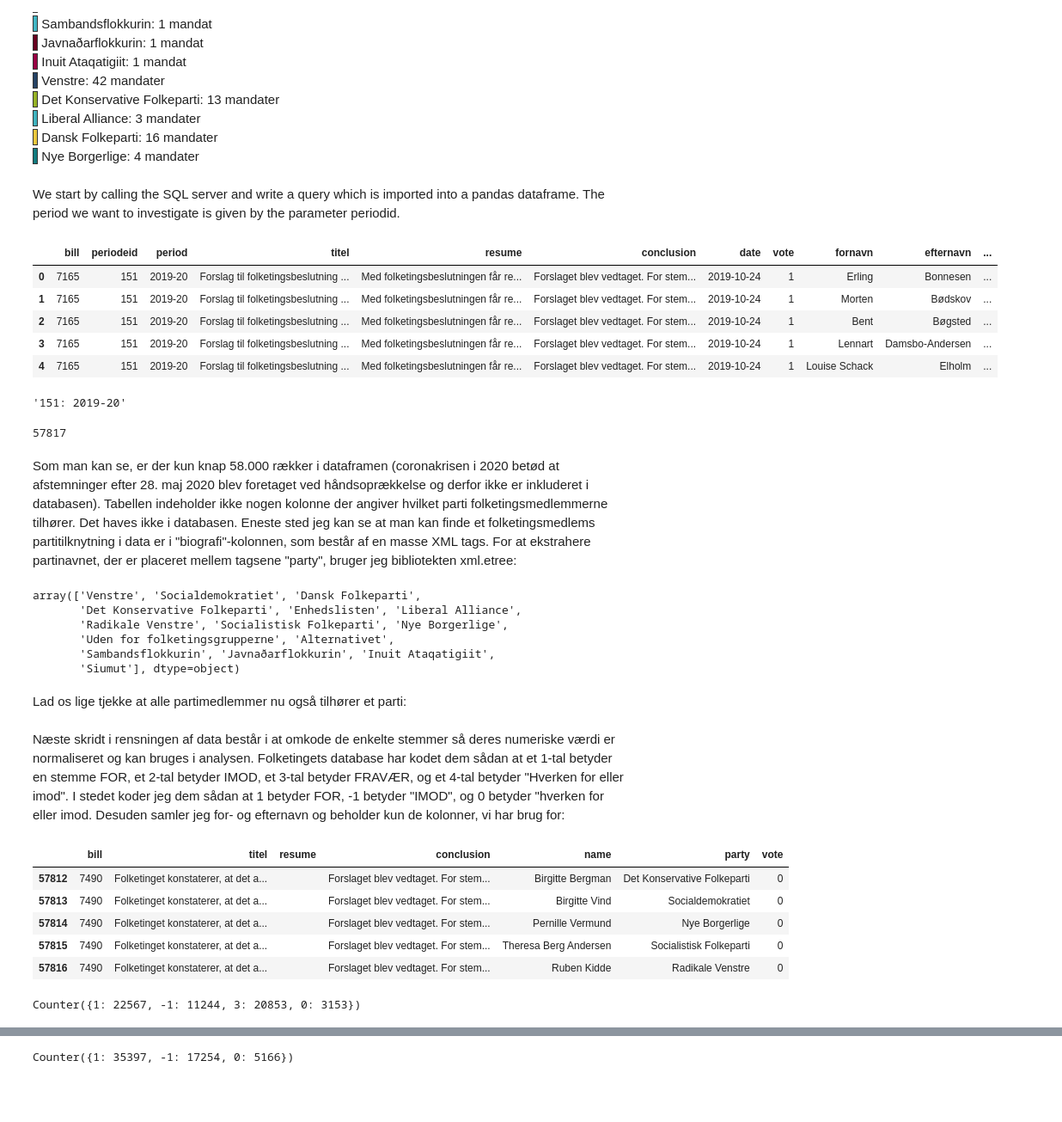
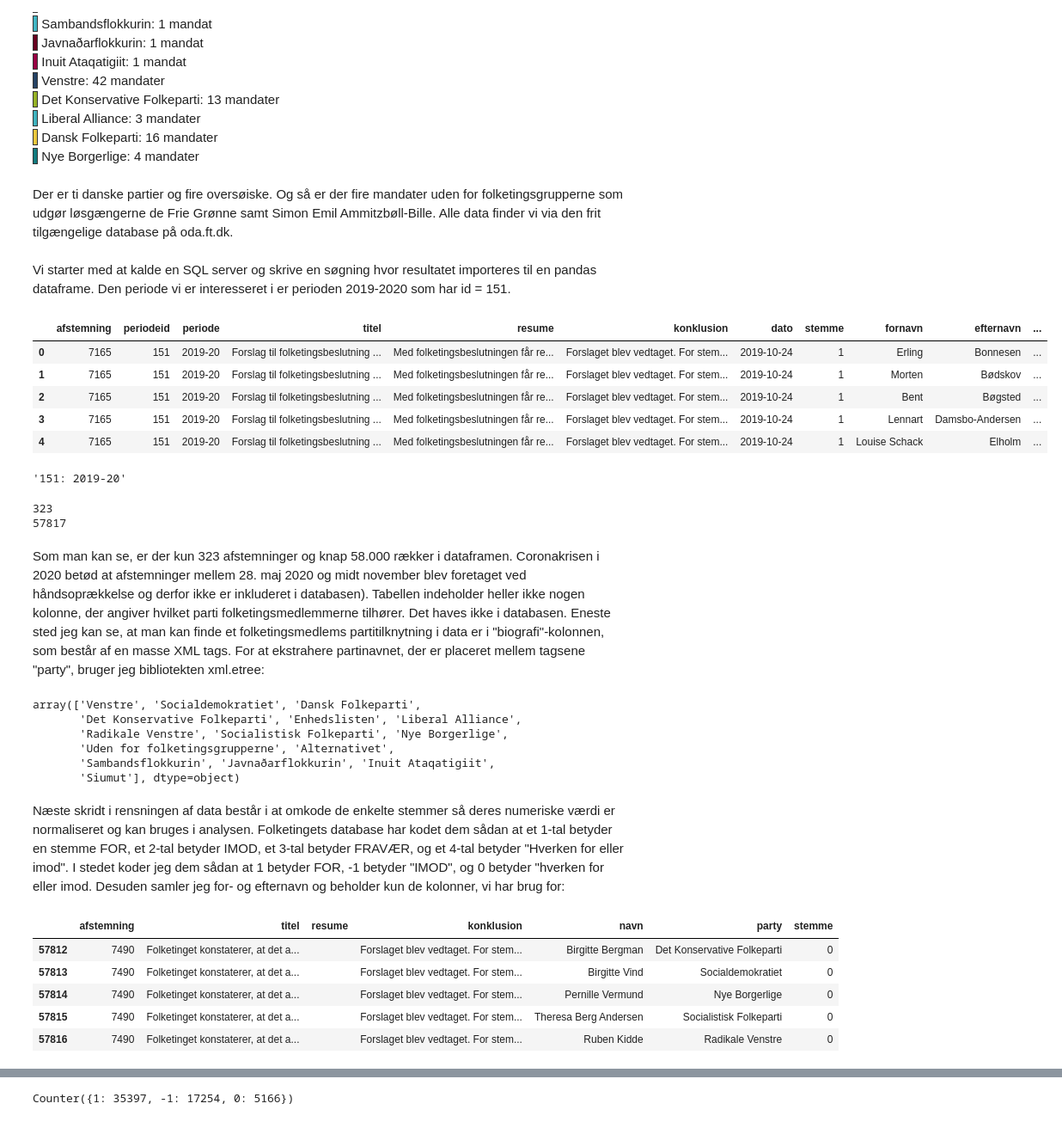
Before and after one commit to gavstrik/etsyvni, a Jupyter notebook: _notebooks/2020-11-29-pca.ipynb, the cells around one changed output, grey strips where cells are left out. Shown at 86% size. Drawn from its saved outputs; the diff is of its cells as text; code cells hidden in the pictures; blank space fills up the shorter version.

```diff
--- a/_notebooks/2020-11-29-pca.ipynb
+++ b/_notebooks/2020-11-29-pca.ipynb
@@ -19,3 +23,5 @@ Opdelingen har overlevet til i dag. Når nye politiske partier entrerer de natio
+# %% [markdown]
+Der er ti danske partier og fire oversøiske. Og så er der fire mandater uden for folketingsgrupperne som udgør løsgængerne de Frie Grønne samt Simon Emil Ammitzbøll-Bille. Alle data finder vi via den frit tilgængelige database på oda.ft.dk.
 # %%
 #collapse-hide
 import sys
@@ -32,42 +38,41 @@ sns.set_context('notebook')
 plt.rcParams["font.family"] = "sans-serif"
 PLOTS_DIR = 'plots'
 %matplotlib inline
-# %% [markdown]
-We start by calling the SQL server and write a query which is imported into a pandas dataframe. The period we want to investigate is given by the parameter periodid.
+# %% [markdown]
+Vi starter med at kalde en SQL server og skrive en søgning hvor resultatet importeres til en pandas dataframe. Den periode vi er interesseret i er perioden 2019-2020 som har id = 151.
 # %%
-#hide
+#collapse-show
 periodid = 151
 conn = pyodbc.connect('Driver={SQL Server};'
                       'Server=HUM1006903\SQLEXPRESS;'
                       'Database=oda_20201103;'
                       #'Database=oda;'
                       'Trusted_Connection=yes;')
-
 cursor = conn.cursor()
 
 sql_query = pd.read_sql_query('SELECT \
-        oda.dbo.Afstemning.id AS bill, \
+        oda.dbo.Afstemning.id AS afstemning, \
         oda.dbo.Sag.periodeid, \
-        oda.dbo.Periode.titel AS period, \
+        oda.dbo.Periode.titel AS periode, \
         oda.dbo.Sag.titel AS titel, \
         oda.dbo.Sag.resume, \
-        oda.dbo.Afstemning.konklusion AS conclusion, \
-        oda.dbo.Sagstrin.dato AS date, \
-        oda.dbo.Stemme.typeid AS vote, \
+        oda.dbo.Afstemning.konklusion, \
+        oda.dbo.Sagstrin.dato, \
+        oda.dbo.Stemme.typeid AS stemme, \
         oda.dbo.Aktør.fornavn, \
         oda.dbo.Aktør.efternavn, \
         oda.dbo.Aktør.biografi \
     FROM oda.dbo.Afstemning \
     JOIN oda.dbo.Stemme ON oda.dbo.Afstemning.id = oda.dbo.Stemme.afstemningid \
     JOIN oda.dbo.Aktør ON oda.dbo.Aktør.id = oda.dbo.Stemme.aktørid \
     JOIN oda.dbo.Sagstrin ON oda.dbo.Sagstrin.id = oda.dbo.Afstemning.sagstrinid \
     JOIN oda.dbo.Sag ON oda.dbo.Sag.id = oda.dbo.Sagstrin.sagid \
     JOIN oda.dbo.Periode ON oda.dbo.Sag.periodeid = oda.dbo.Periode.id \
     WHERE oda.dbo.Sag.periodeid='+str(periodid)+';', conn)
 
 sql_query.head()
 # %% [output]
-|  | bill | periodeid | period | titel | resume | conclusion | date | vote | fornavn | efternavn | ... |
+|  | afstemning | periodeid | periode | titel | resume | konklusion | dato | stemme | fornavn | efternavn | ... |
 | 0 | 7165 | 151 | 2019-20 | Forslag til folketingsbeslutning ... | Med folketingsbeslutningen får re... | Forslaget blev vedtaget. For stem... | 2019-10-24 | 1 | Erling | Bonnesen | ... |
 | 1 | 7165 | 151 | 2019-20 | Forslag til folketingsbeslutning ... | Med folketingsbeslutningen får re... | Forslaget blev vedtaget. For stem... | 2019-10-24 | 1 | Morten | Bødskov | ... |
 | 2 | 7165 | 151 | 2019-20 | Forslag til folketingsbeslutning ... | Med folketingsbeslutningen får re... | Forslaget blev vedtaget. For stem... | 2019-10-24 | 1 | Bent | Bøgsted | ... |
@@ -78,12 +84,15 @@ period_txt = str(sql_query['periodeid'].unique()[0]) + ': ' + sql_query.period.u
 period_txt
 # %% [output]
 '151: 2019-20'
-# %%
-len(sql_query)
-# %% [output]
-57817
+# %%
+#show
+print(len(sql_query.afstemning.unique()))
+print(len(sql_query))
+# %% [output]
+323
+57817
 # %% [markdown]
-Som man kan se, er der kun knap 58.000 rækker i dataframen (coronakrisen i 2020 betød at afstemninger efter 28. maj 2020 blev foretaget ved håndsoprækkelse og derfor ikke er inkluderet i databasen). Tabellen indeholder ikke nogen kolonne der angiver hvilket parti folketingsmedlemmerne tilhører. Det haves ikke i databasen. Eneste sted jeg kan se at man kan finde et folketingsmedlems partitilknytning i data er i "biografi"-kolonnen, som består af en masse XML tags. For at ekstrahere partinavnet, der er placeret mellem tagsene "party", bruger jeg bibliotekten xml.etree:
+Som man kan se, er der kun 323 afstemninger og knap 58.000 rækker i dataframen. Coronakrisen i 2020 betød at afstemninger mellem 28. maj 2020 og midt november blev foretaget ved håndsoprækkelse og derfor ikke er inkluderet i databasen). Tabellen indeholder heller ikke nogen kolonne, der angiver hvilket parti folketingsmedlemmerne tilhører. Det haves ikke i databasen. Eneste sted jeg kan se, at man kan finde et folketingsmedlems partitilknytning i data er i "biografi"-kolonnen, som består af en masse XML tags. For at ekstrahere partinavnet, der er placeret mellem tagsene "party", bruger jeg bibliotekten xml.etree:
 # %%
 party = []
 for bio_string in sql_query['biografi'].values:
@@ -95,15 +104,12 @@ for bio_string in sql_query['biografi'].values:
         party.append(None)
         continue
 sql_query['party'] = party
+sql_query.party.unique()
+# %% [output]
+array(['Venstre', 'Socialdemokratiet', 'Dansk Folkeparti',
+       'Det Konservative Folkeparti', 'Enhedslisten', 'Liberal Alliance',
+       'Radikale Venstre', 'Socialistisk Folkeparti', 'Nye Borgerlige',
+       'Uden for folketingsgrupperne', 'Alternativet',
+       'Sambandsflokkurin', 'Javnaðarflokkurin', 'Inuit Ataqatigiit',
+       'Siumut'], dtype=object)
-# %%
-sql_query.party.unique()
-# %% [output]
-array(['Venstre', 'Socialdemokratiet', 'Dansk Folkeparti',
-       'Det Konservative Folkeparti', 'Enhedslisten', 'Liberal Alliance',
-       'Radikale Venstre', 'Socialistisk Folkeparti', 'Nye Borgerlige',
-       'Uden for folketingsgrupperne', 'Alternativet',
-       'Sambandsflokkurin', 'Javnaðarflokkurin', 'Inuit Ataqatigiit',
-       'Siumut'], dtype=object)
-# %% [markdown]
-Lad os lige tjekke at alle partimedlemmer nu også tilhører et parti:
 # %%
@@ -117,16 +125,13 @@ sql_query['name'] = sql_query[['fornavn', 'efternavn']].agg(' '.join, axis=1)
 # %%
-df = sql_query[['bill', 'titel', 'resume', 'conclusion', 'name', 'party', 'vote']]
-df['vote'].replace(to_replace=2, value=-1, inplace=True)
-df['vote'].replace(to_replace=4, value=0, inplace=True)
+#collapse-show
+df = sql_query[['afstemning', 'titel', 'resume', 'konklusion', 'navn', 'party', 'stemme']]
+df['stemme'].replace(to_replace=2, value=-1, inplace=True)
+df['stemme'].replace(to_replace=4, value=0, inplace=True)
 df.tail()
 # %% [output]
-|  | bill | titel | resume | conclusion | name | party | vote |
+|  | afstemning | titel | resume | konklusion | navn | party | stemme |
 | 57812 | 7490 | Folketinget konstaterer, at det a... |  | Forslaget blev vedtaget. For stem... | Birgitte Bergman | Det Konservative Folkeparti | 0 |
 | 57813 | 7490 | Folketinget konstaterer, at det a... |  | Forslaget blev vedtaget. For stem... | Birgitte Vind | Socialdemokratiet | 0 |
 | 57814 | 7490 | Folketinget konstaterer, at det a... |  | Forslaget blev vedtaget. For stem... | Pernille Vermund | Nye Borgerlige | 0 |
 | 57815 | 7490 | Folketinget konstaterer, at det a... |  | Forslaget blev vedtaget. For stem... | Theresa Berg Andersen | Socialistisk Folkeparti | 0 |
 | 57816 | 7490 | Folketinget konstaterer, at det a... |  | Forslaget blev vedtaget. For stem... | Ruben Kidde | Radikale Venstre | 0 |
-# %%
-Counter(df.vote)
-# %% [output]
-Counter({1: 22567, -1: 11244, 3: 20853, 0: 3153})
```
Also changed, not shown: parts of 13 cells of this notebook.
